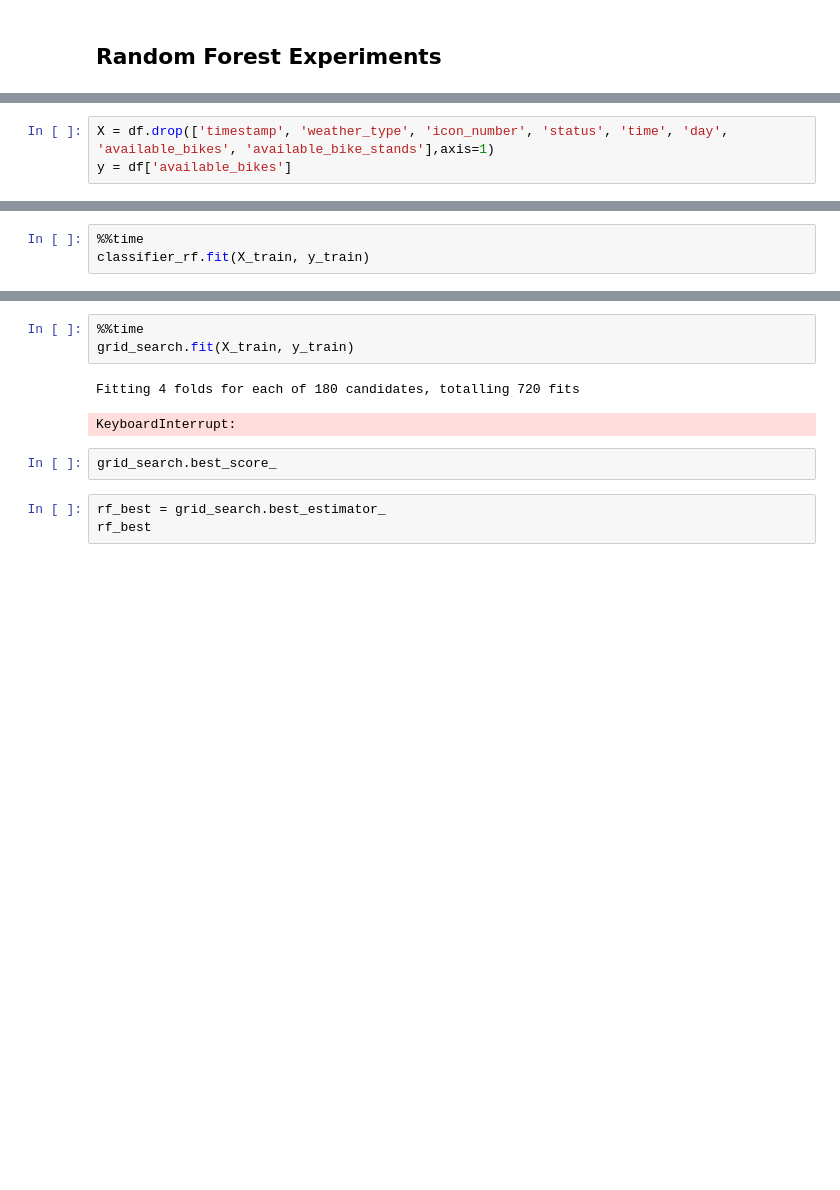
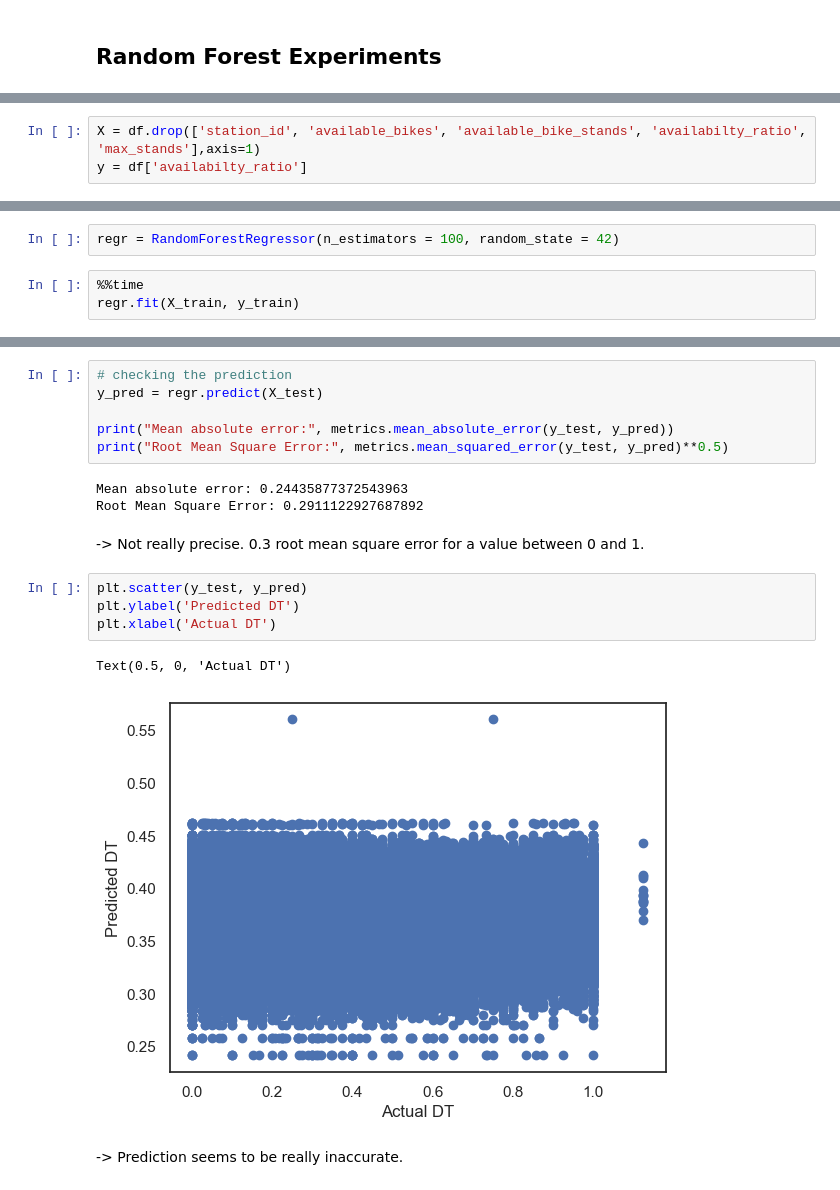
Before and after one commit to florian-lechner/bikecity, a Jupyter notebook: Prediction_Model/prediction.ipynb, the cells around one changed output, grey strips where cells are left out. Saved outputs shown, nothing was run; the diff lists cells and outputs as text; blank space fills up the shorter version.

```diff
--- a/Prediction_Model/prediction.ipynb
+++ b/Prediction_Model/prediction.ipynb
@@ -212,6 +330,6 @@ dtype: int64
 # %%
-X = df.drop(['timestamp', 'weather_type', 'icon_number', 'status', 'time', 'day', 'available_bikes', 'available_bike_stands'],axis=1)
-y = df['available_bikes']
+X = df.drop(['station_id', 'available_bikes', 'available_bike_stands', 'availabilty_ratio', 'max_stands'],axis=1)
+y = df['availabilty_ratio']
 # %%
 X_train, X_test, y_train, y_test = train_test_split(X, y, train_size=0.7, random_state=42)
 X_train.shape, X_test.shape
@@ -223,4 +338,6 @@ classifier_rf = RandomForestClassifier(random_state=42, n_jobs=-1, max_depth=5,
+# %%
+regr = RandomForestRegressor(n_estimators = 100, random_state = 42)
 # %%
 %%time
-classifier_rf.fit(X_train, y_train)
+regr.fit(X_train, y_train)
 # %% [output]
@@ -248,11 +347,20 @@ grid_search = GridSearchCV(estimator=rf,
-# %%
-%%time
-grid_search.fit(X_train, y_train)
-# %% [output]
-Fitting 4 folds for each of 180 candidates, totalling 720 fits
-KeyboardInterrupt:
-# %%
-grid_search.best_score_
-# %%
-rf_best = grid_search.best_estimator_
-rf_best
+# %%
+# checking the prediction
+y_pred = regr.predict(X_test)
+
+print("Mean absolute error:", metrics.mean_absolute_error(y_test, y_pred))
+print("Root Mean Square Error:", metrics.mean_squared_error(y_test, y_pred)**0.5)
+# %% [output]
+Mean absolute error: 0.24435877372543963
+Root Mean Square Error: 0.2911122927687892
+# %% [markdown]
+-> Not really precise. 0.3 root mean square error for a value between 0 and 1.
+# %%
+plt.scatter(y_test, y_pred)
+plt.ylabel('Predicted DT')
+plt.xlabel('Actual DT')
+# %% [output]
+Text(0.5, 0, 'Actual DT')
+[figure, added]
+# %% [markdown]
+-> Prediction seems to be really inaccurate.
```
Also changed, not shown: parts of 48 cells of this notebook, 5 other files.
